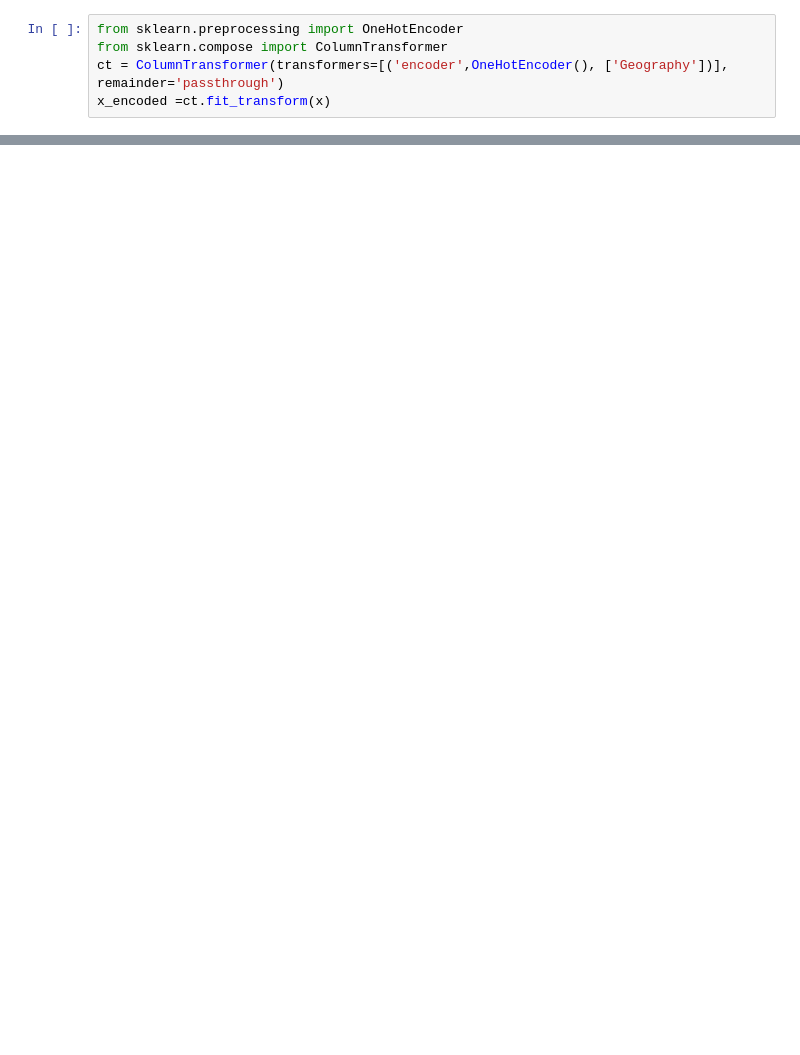
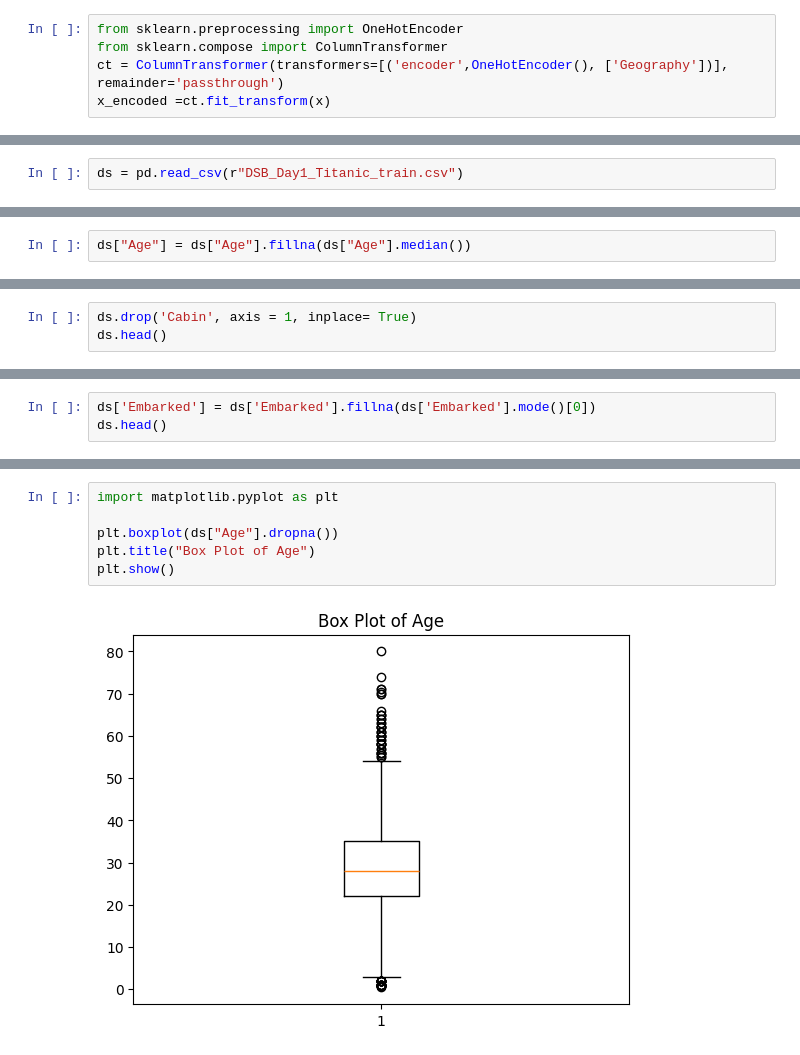
Before and after one commit to mauryashraddha772-coder/ML-Learning-Journey, a Jupyter notebook: dva.ipynb, the cells around one changed output, grey strips where cells are left out. Cells and saved outputs as stored; diff of their text form; blank space fills up the shorter version.

```diff
--- a/dva.ipynb
+++ b/dva.ipynb
@@ -233,0 +480,2 @@ dataset.head()
+# %%
+ds = pd.read_csv(r"DSB_Day1_Titanic_train.csv")
@@ -233,0 +524,2 @@ dataset.head()
+# %%
+ds["Age"] = ds["Age"].fillna(ds["Age"].median())
@@ -233,0 +535,3 @@ dataset.head()
+# %%
+ds.drop('Cabin', axis = 1, inplace= True)
+ds.head()
@@ -233,0 +545,3 @@ dataset.head()
+# %%
+ds['Embarked'] = ds['Embarked'].fillna(ds['Embarked'].mode()[0])
+ds.head()
@@ -233,0 +555,8 @@ dataset.head()
+# %%
+import matplotlib.pyplot as plt
+
+plt.boxplot(ds["Age"].dropna())
+plt.title("Box Plot of Age")
+plt.show()
+# %% [output]
+[figure, added]
```
Also changed, not shown: parts of 153 cells of this notebook.
